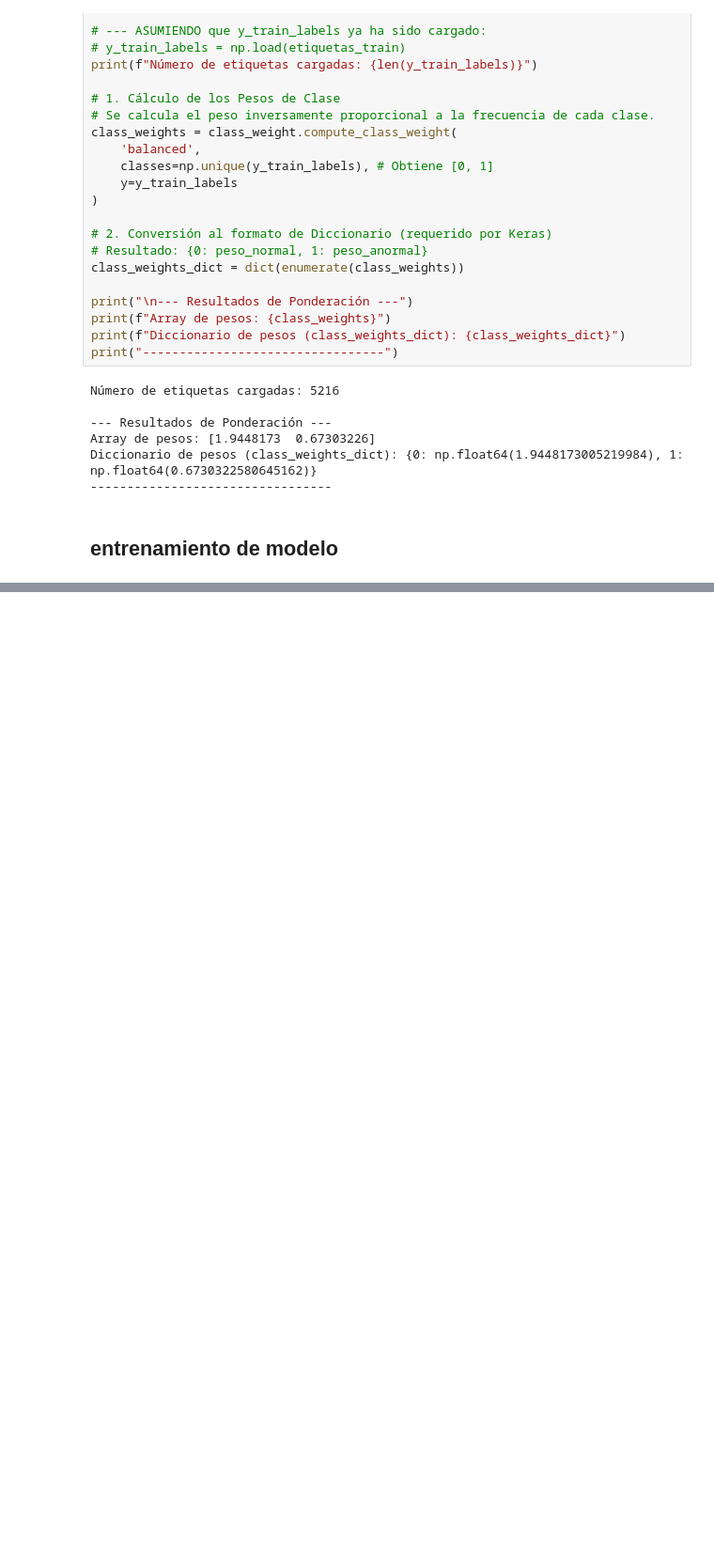
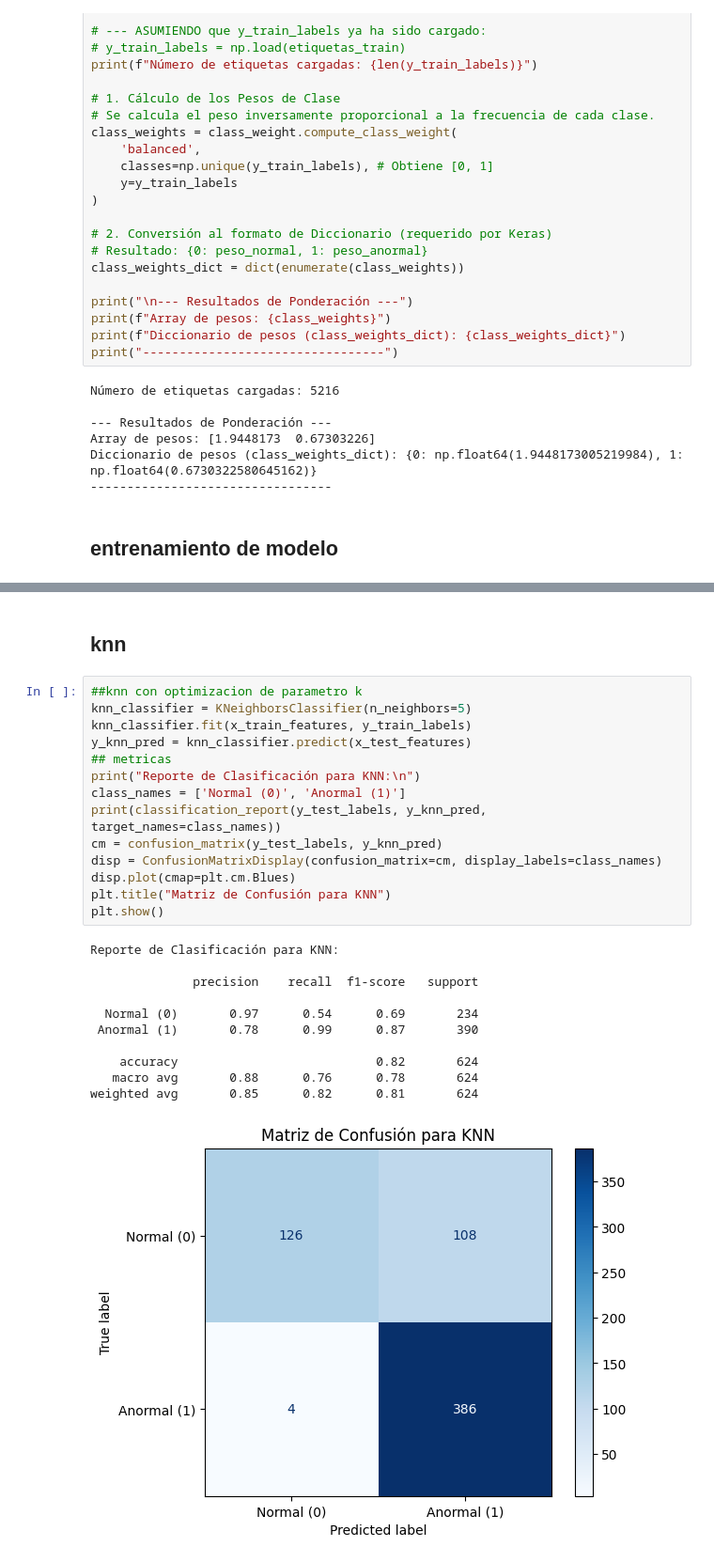
Before and after one commit to joscanoga/SmartVision_taller_3, a Jupyter notebook: Notebooks/seleccion_entrenamiento_modelo.ipynb, the cells around one changed output, grey strips where cells are left out. Shown at 94% size. Drawn from its saved outputs; the diff is of its cells as text; blank space fills up the shorter version.

```diff
--- a/Notebooks/seleccion_entrenamiento_modelo.ipynb
+++ b/Notebooks/seleccion_entrenamiento_modelo.ipynb
@@ -191,0 +252,28 @@ Matriz de Confusión calculada:
+# %% [markdown]
+## knn
+# %%
+##knn con optimizacion de parametro k
+knn_classifier = KNeighborsClassifier(n_neighbors=5)
+knn_classifier.fit(x_train_features, y_train_labels)
+y_knn_pred = knn_classifier.predict(x_test_features)
+## metricas
+print("Reporte de Clasificación para KNN:\n")
+class_names = ['Normal (0)', 'Anormal (1)']
+print(classification_report(y_test_labels, y_knn_pred, target_names=class_names))
+cm = confusion_matrix(y_test_labels, y_knn_pred)
+disp = ConfusionMatrixDisplay(confusion_matrix=cm, display_labels=class_names)
+disp.plot(cmap=plt.cm.Blues)
+plt.title("Matriz de Confusión para KNN")
+plt.show()
+# %% [output]
+Reporte de Clasificación para KNN:
+
+              precision    recall  f1-score   support
+
+  Normal (0)       0.97      0.54      0.69       234
+ Anormal (1)       0.78      0.99      0.87       390
+
+    accuracy                           0.82       624
+   macro avg       0.88      0.76      0.78       624
+weighted avg       0.85      0.82      0.81       624
+[figure, added]
```
Also changed, not shown: parts of 12 cells of this notebook.
